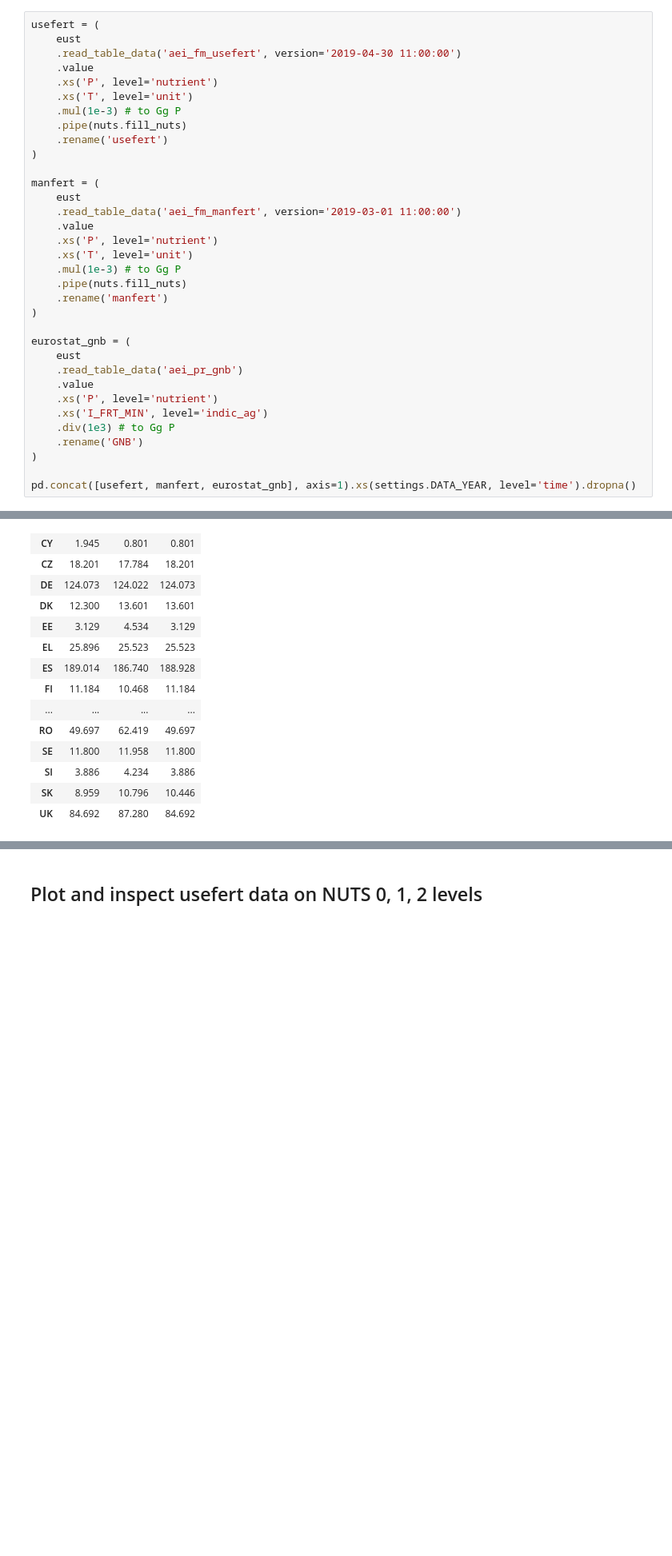
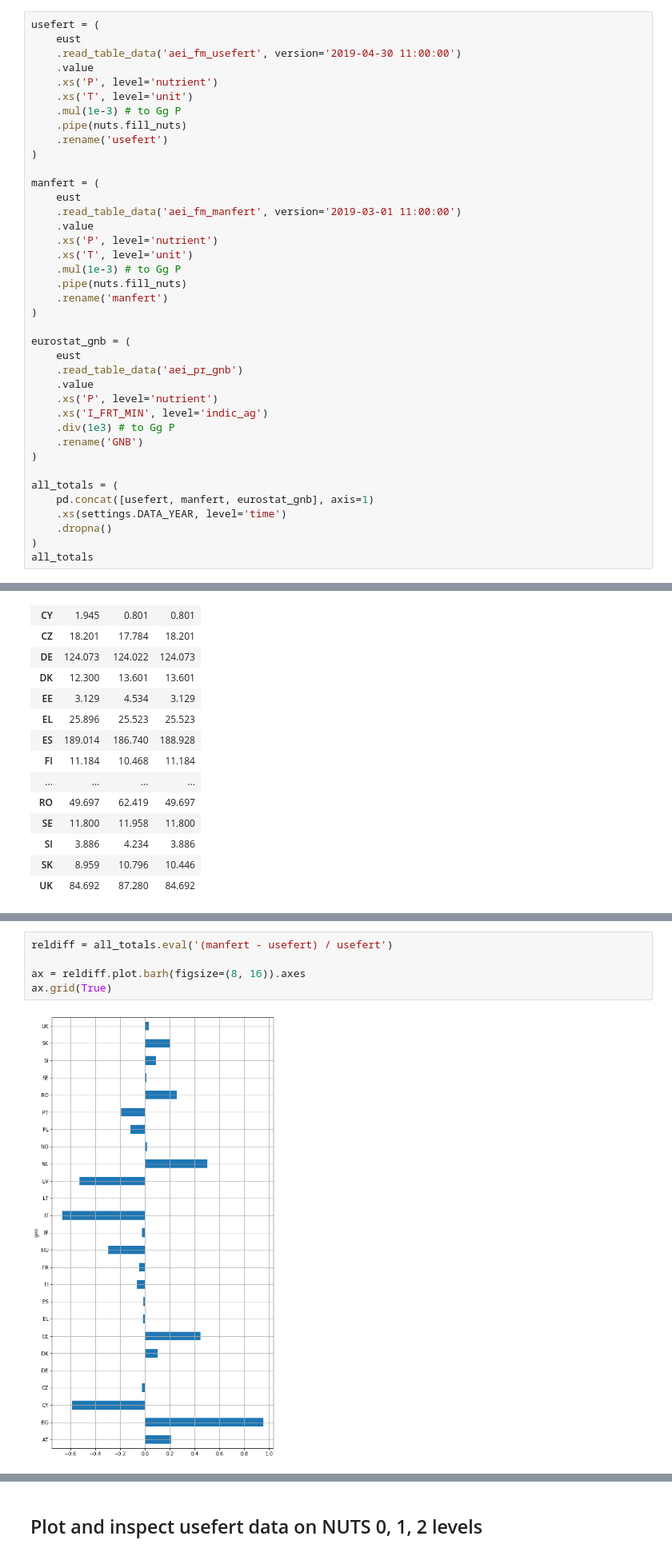
Before and after one commit to rasmuse/subnational-p-budgets, a Jupyter notebook: Mineral fertilizer.ipynb, the cells around one changed output, grey strips where cells are left out. Shown at 80% size. Drawn from its saved outputs; the diff is of its cells as text; blank space fills up the shorter version.

Commit message:
Plot relative diff between manfert and usefert

```diff
--- a/Mineral fertilizer.ipynb
+++ b/Mineral fertilizer.ipynb
@@ -181,7 +209,12 @@ eurostat_gnb = (
     .rename('GNB')
 )
 
-pd.concat([usefert, manfert, eurostat_gnb], axis=1).xs(settings.DATA_YEAR, level='time').dropna()
+all_totals = (
+    pd.concat([usefert, manfert, eurostat_gnb], axis=1)
+    .xs(settings.DATA_YEAR, level='time')
+    .dropna()
+)
+all_totals
 # %% [output]
 |  | usefert | manfert | GNB |
 | geo |  |  |  |
@@ -203,0 +239,7 @@ pd.concat([usefert, manfert, eurostat_gnb], axis=1).xs(settings.DATA_YEAR, level
+# %%
+reldiff = all_totals.eval('(manfert - usefert) / usefert')
+
+ax = reldiff.plot.barh(figsize=(8, 16)).axes
+ax.grid(True)
+# %% [output]
+[figure, added]
```
Also changed, not shown: parts of 5 cells of this notebook.
